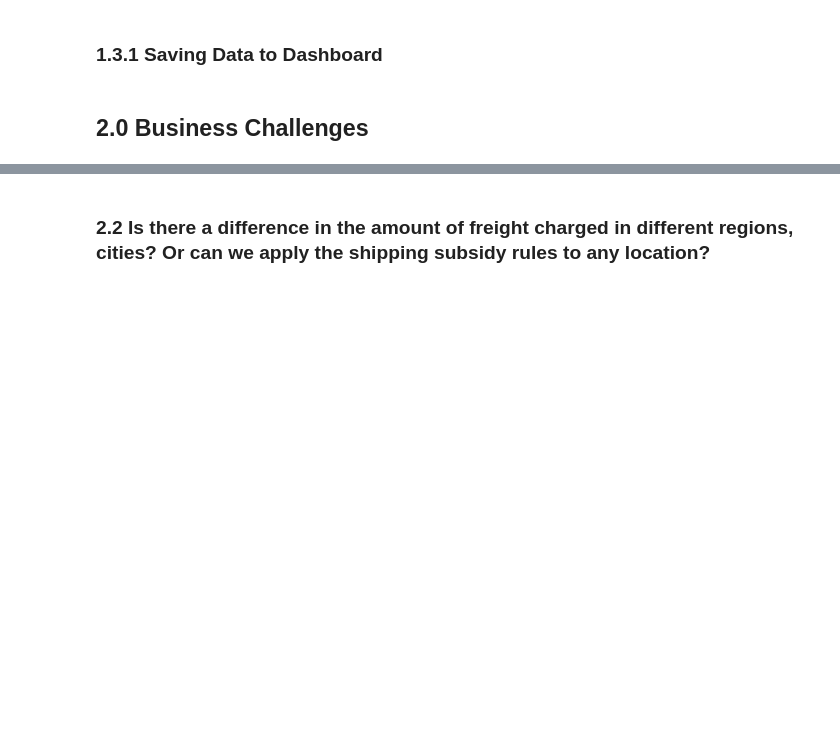
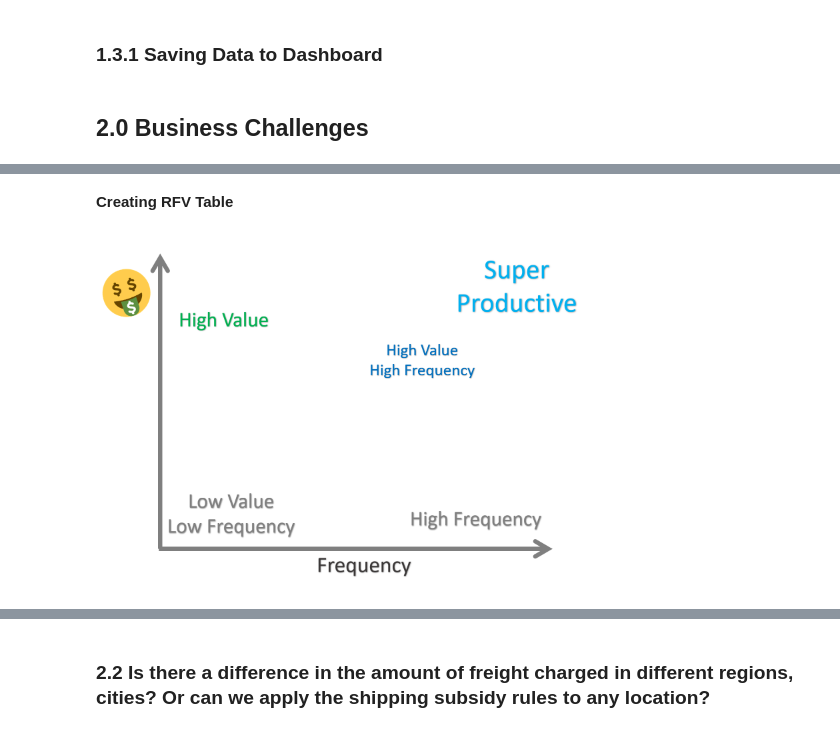
Before and after one commit to pauloreis-ds/olist, a Jupyter notebook: business_questions_insights/notebooks/1.0-pr-data-analysis-postgresql.ipynb, the cells around one changed output, grey strips where cells are left out. Drawn from its saved outputs; the diff is of its cells as text; code cells hidden in the pictures; blank space fills up the shorter version.

```diff
--- a/business_questions_insights/notebooks/1.0-pr-data-analysis-postgresql.ipynb
+++ b/business_questions_insights/notebooks/1.0-pr-data-analysis-postgresql.ipynb
@@ -433,0 +508,6 @@ _save_sales_per_category_for_dashboard(sales_per_category, "north")
+# %% [markdown]
+**Creating RFV Table**
+# %%
+Image("../images/type_of_sellers.PNG", width=500)
+# %% [output]
+[figure, added]
```
Also changed, not shown: parts of 24 cells of this notebook, 2 other files.
